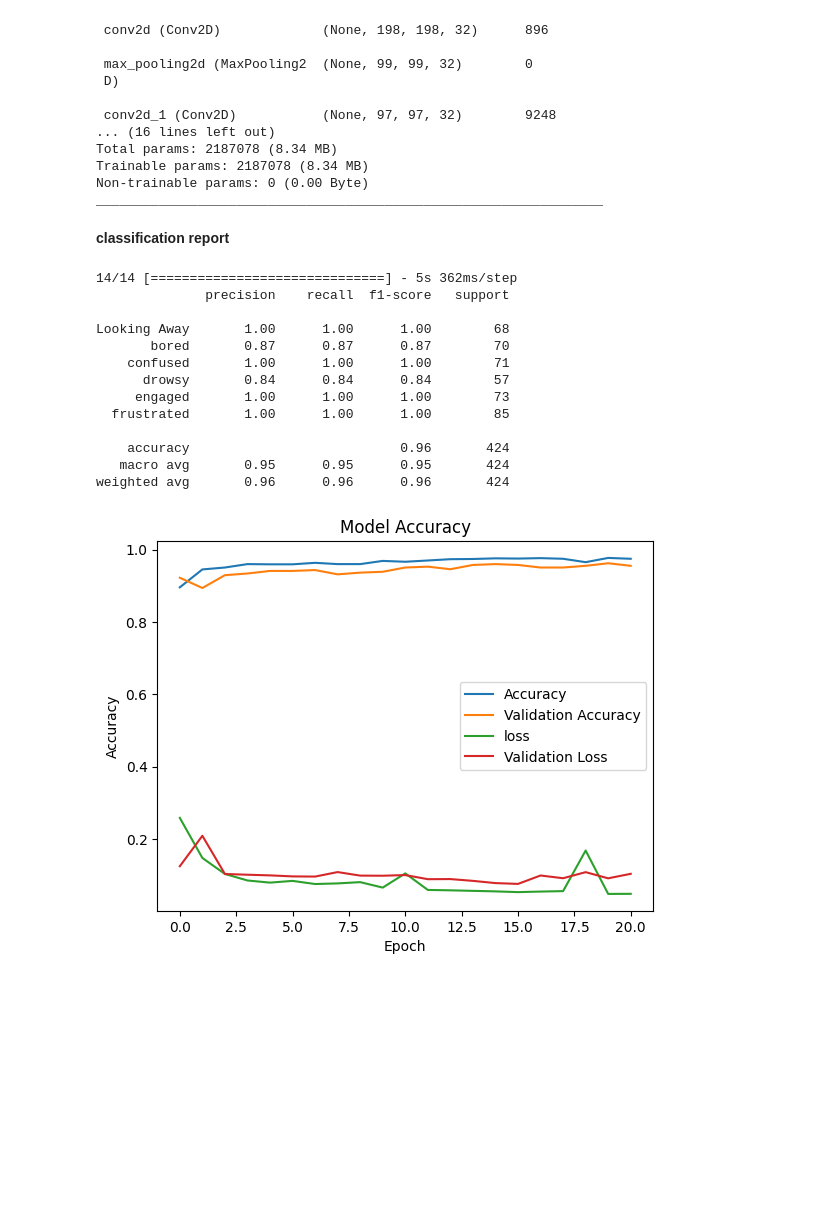
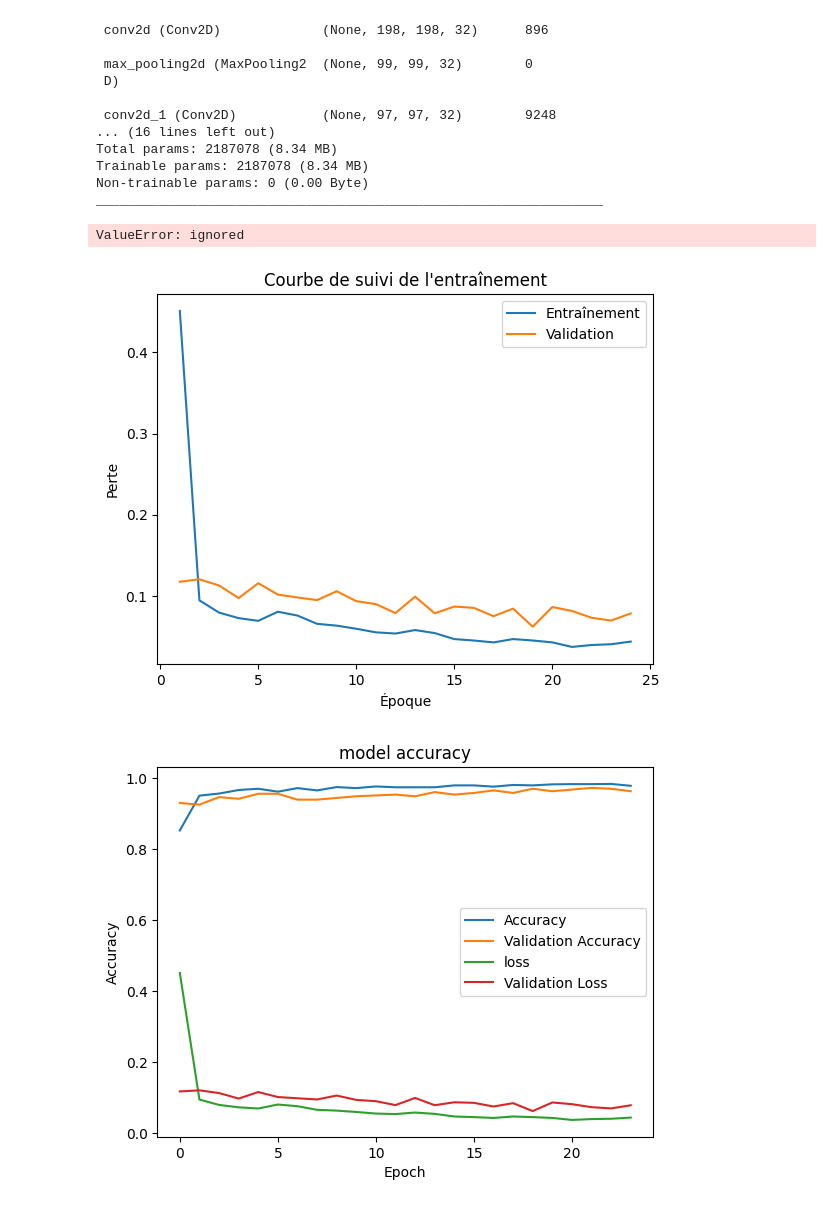
Before and after one commit to ayarii/learner-engagement, a Jupyter notebook: learner_'s_engagement_2method.ipynb, the cells around one changed output. Cells and saved outputs as stored; diff of their text form; code cells hidden in the pictures; blank space fills up the shorter version.

```diff
--- a/learner_'s_engagement_2method.ipynb
+++ b/learner_'s_engagement_2method.ipynb
@@ -120,7 +120,7 @@ Shape of the image (17353,)
 Shape of the image (44759,)
 [figure]
 # %%
-batch_size = 1
+batch_size = 32
 img_height = 200
 img_width = 200
 train_data = tf.keras.preprocessing.image_dataset_from_directory(
@@ -253,54 +252,50 @@ Total params: 2187078 (8.34 MB)
 Trainable params: 2187078 (8.34 MB)
 Non-trainable params: 0 (0.00 Byte)
 _________________________________________________________________
-# %% [markdown]
-**classification report**
-# %%
-# Get predicted labels
-val_images = []
-true_labels = []
-for images, labels in val_data:
-    val_images.append(images.numpy())  # Convert TensorFlow tensor to NumPy array
-    true_labels.append(labels.numpy())  # Convert TensorFlow tensor to NumPy array
-
-val_images = np.concatenate(val_images)  # Concatenate arrays into one
-true_labels = np.concatenate(true_labels)  # Concatenate arrays into one
-
-# Predict labels for the validation set
-predictions = model.predict(val_images)
-predicted_labels = np.argmax(predictions, axis=1)  # Convert softmax output to labels
-
-# Generate classification report using true labels and predicted labels
-report = classification_report(true_labels, predicted_labels, target_names=class_names)
-print(report)
-# %% [output]
-14/14 [==============================] - 5s 362ms/step
-              precision    recall  f1-score   support
-
-Looking Away       1.00      1.00      1.00        68
-       bored       0.87      0.87      0.87        70
-    confused       1.00      1.00      1.00        71
-      drowsy       0.84      0.84      0.84        57
-     engaged       1.00      1.00      1.00        73
-  frustrated       1.00      1.00      1.00        85
-
-    accuracy                           0.96       424
-   macro avg       0.95      0.95      0.95       424
-weighted avg       0.96      0.96      0.96       424
+# %%
+#Classification report
+
+from sklearn.metrics import classification_report
+
+# Assuming you have val_data with images and labels
+# Replace val_data with your actual validation data
+
+# Separate the validation images and labels
+val_images, class_names = val_data
+
+# Predict labels for the validation set
+predictions = model.predict(val_images)
+predicted_labels = tf.argmax(predictions, axis=1)  # Convert softmax output to labels
+
+# Generate classification report
+report = classification_report(class_names, predicted_labels)
+print(report)
+# %% [output]
+ValueError: ignored
 # %%
 # Extract the training and validation loss from the history object
 training_loss = history.history['loss']
 validation_loss = history.history['val_loss']
 
 # Plot the training and validation loss
+epochs = range(1, len(training_loss) + 1)
+plt.plot(epochs, training_loss, label='Entraînement')
+plt.plot(epochs, validation_loss, label='Validation')
+plt.xlabel('Époque')
+plt.ylabel('Perte')
+plt.title('Courbe de suivi de l\'entraînement')
+plt.legend()
+plt.show()
+# Plot the training and validation loss
 plt.plot(history.history["accuracy"])
 plt.plot(history.history['val_accuracy'])
 plt.plot(history.history['loss'])
 plt.plot(history.history['val_loss'])
-plt.title("Model Accuracy")
+plt.title("model accuracy")
 plt.ylabel("Accuracy")
 plt.xlabel("Epoch")
 plt.legend(["Accuracy","Validation Accuracy","loss","Validation Loss"])
 plt.show()
 # %% [output]
-[figure, old version]
+[figure, new version]
+[figure, added]
```
Also changed, not shown: parts of 4 cells of this notebook.
